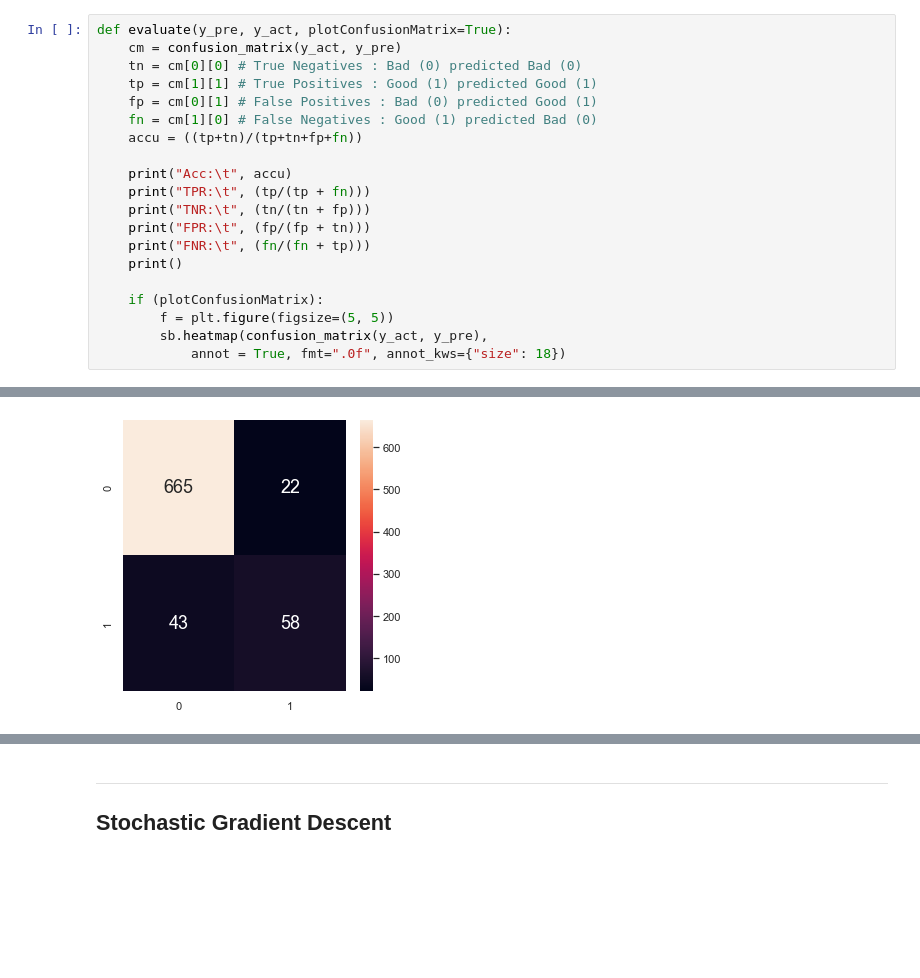
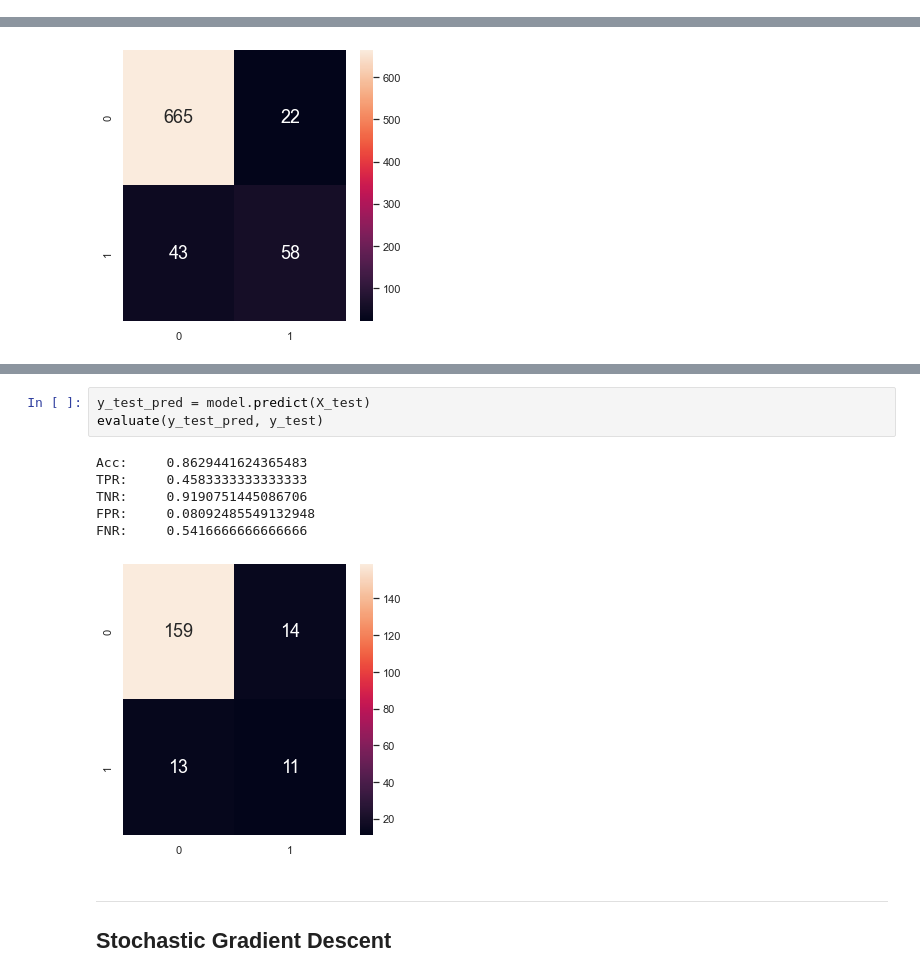
Before and after one commit to danxuZhang/WineQuality, a Jupyter notebook: src/ml.ipynb, the cells around one changed output, grey strips where cells are left out. Saved outputs shown, nothing was run; the diff lists cells and outputs as text; blank space fills up the shorter version.

```diff
--- a/src/ml.ipynb
+++ b/src/ml.ipynb
@@ -163,23 +152,3 @@ def oneVsAllEvaluation(y_true, y_predict, plotConfusionMatrix=True)->float:
-# %%
-def evaluate(y_pre, y_act, plotConfusionMatrix=True):
-    cm = confusion_matrix(y_act, y_pre)
-    tn = cm[0][0] # True Negatives : Bad (0) predicted Bad (0)
-    tp = cm[1][1] # True Positives : Good (1) predicted Good (1)
-    fp = cm[0][1] # False Positives : Bad (0) predicted Good (1)
-    fn = cm[1][0] # False Negatives : Good (1) predicted Bad (0)
-    accu = ((tp+tn)/(tp+tn+fp+fn))
-
-    print("Acc:\t", accu)
-    print("TPR:\t", (tp/(tp + fn)))
-    print("TNR:\t", (tn/(tn + fp)))
-    print("FPR:\t", (fp/(fp + tn)))
-    print("FNR:\t", (fn/(fn + tp)))
-    print()
-
-    if (plotConfusionMatrix):
-        f = plt.figure(figsize=(5, 5))
-        sb.heatmap(confusion_matrix(y_act, y_pre),
-            annot = True, fmt=".0f", annot_kws={"size": 18})
 # %%
 y_train_pred = model.predict(X_train)
 evaluate(y_train_pred, y_train)
@@ -222,3 +162,13 @@ FNR:     0.5416666666666666
+# %%
+y_test_pred = model.predict(X_test)
+evaluate(y_test_pred, y_test)
+# %% [output]
+Acc:     0.8629441624365483
+TPR:     0.4583333333333333
+TNR:     0.9190751445086706
+FPR:     0.08092485549132948
+FNR:     0.5416666666666666
+[figure, added]
 # %% [markdown]
 ---
 ## Stochastic Gradient Descent
```
Also changed, not shown: parts of 13 cells of this notebook.
